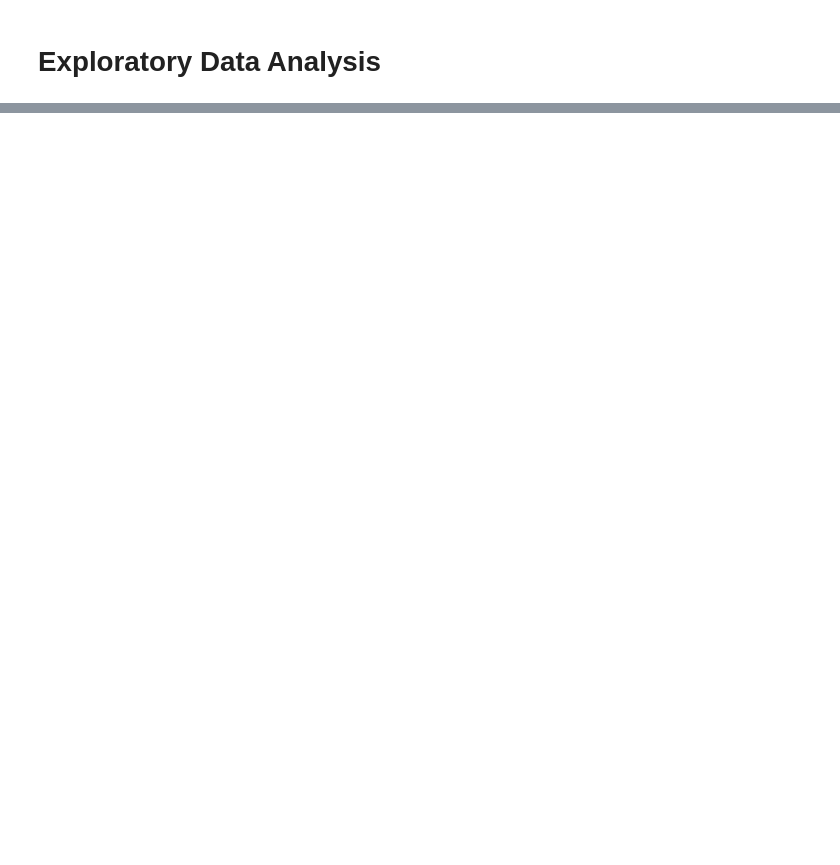
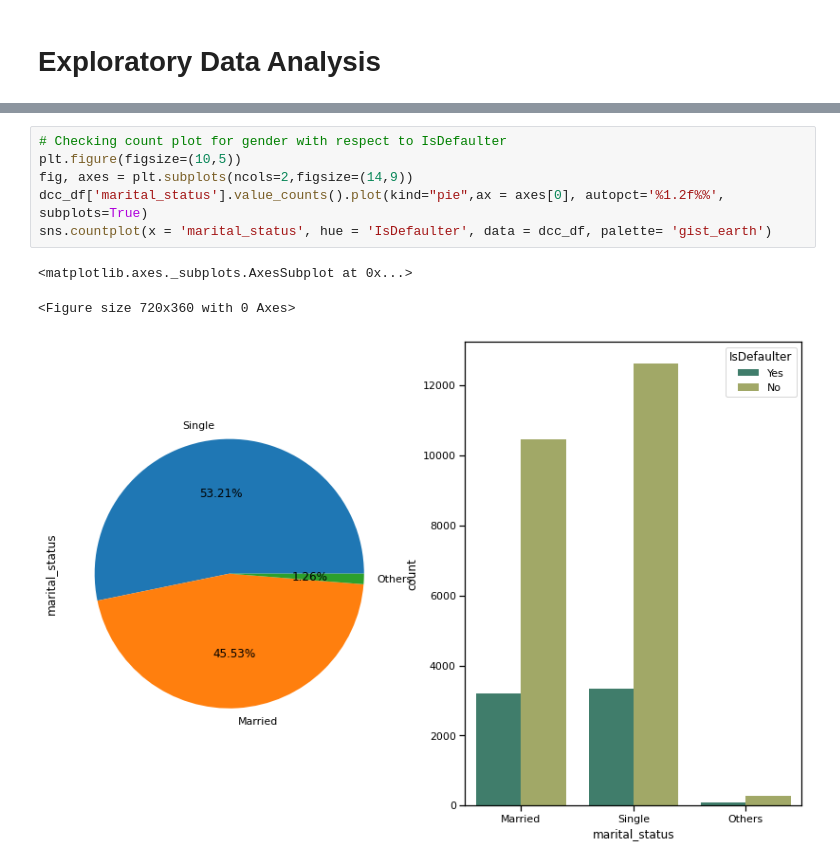
Before and after one commit to krishna9734/Credit-Card-Default-Prediction, a Jupyter notebook: Copy_of_Credit_Card_Default_Prediction_Capstone_Project.ipynb, the cells around one changed output, grey strips where cells are left out. Drawn from its saved outputs; the diff is of its cells as text; blank space fills up the shorter version.

```diff
--- a/Copy_of_Credit_Card_Default_Prediction_Capstone_Project.ipynb
+++ b/Copy_of_Credit_Card_Default_Prediction_Capstone_Project.ipynb
@@ -383,0 +447,10 @@ Name: education, dtype: int64
+# %%
+# Checking count plot for gender with respect to IsDefaulter
+plt.figure(figsize=(10,5))
+fig, axes = plt.subplots(ncols=2,figsize=(14,9))
+dcc_df['marital_status'].value_counts().plot(kind="pie",ax = axes[0], autopct='%1.2f%%', subplots=True)
+sns.countplot(x = 'marital_status', hue = 'IsDefaulter', data = dcc_df, palette= 'gist_earth')
+# %% [output]
+<matplotlib.axes._subplots.AxesSubplot at 0x...>
+<Figure size 720x360 with 0 Axes>
+[figure, added]
```
Also changed, not shown: parts of 36 cells of this notebook.
